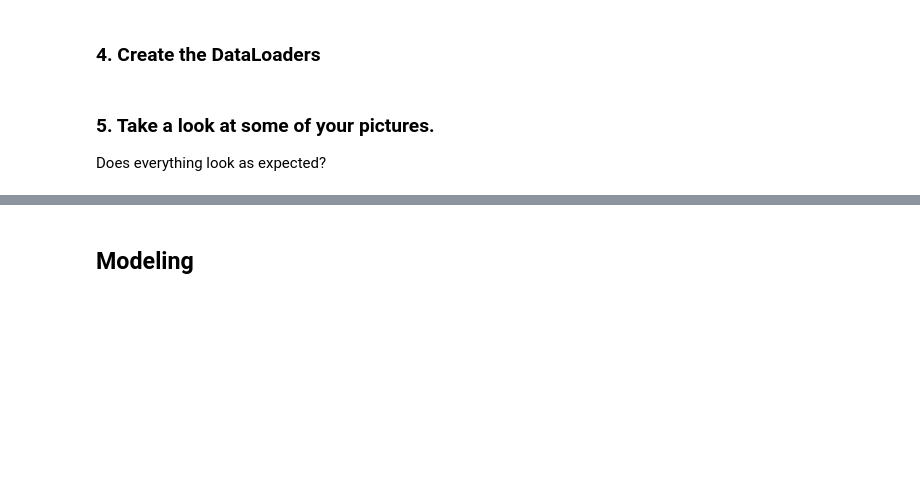
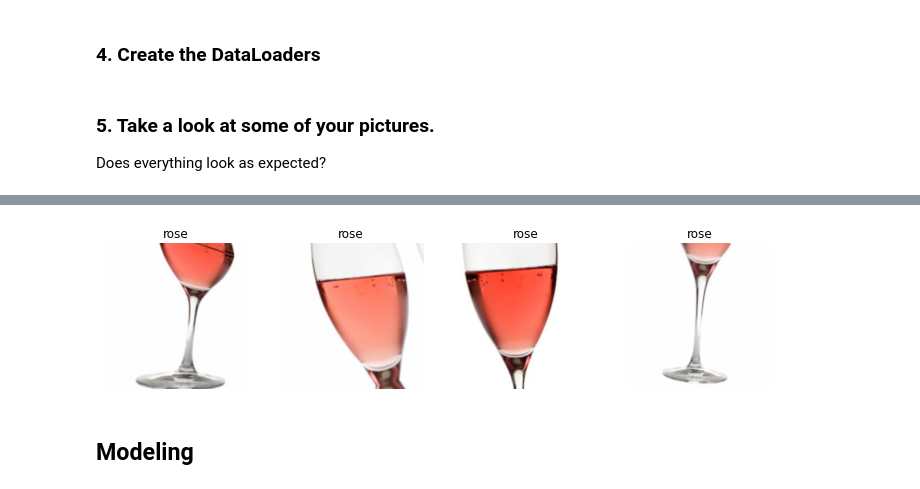
Before and after one commit to pds2021/a5-DenizGuelcicek, a Jupyter notebook: Assignment_5.ipynb, the cells around one changed output, grey strips where cells are left out. Saved outputs shown, nothing was run; the diff lists cells and outputs as text; code cells hidden in the pictures; blank space fills up the shorter version.

```diff
--- a/Assignment_5.ipynb
+++ b/Assignment_5.ipynb
@@ -164,3 +186,10 @@ Does everything look as expected?
+# %%
+#RandomResizedCrop for item_tfmswith an image size of 224 px
+wines = wines.new(item_tfms=RandomResizedCrop(224, min_scale=0.3),batch_tfms=aug_transforms())
+dls = wines.dataloaders(path)
+dls.train.show_batch(max_n=4, nrows=1, unique=True)
+# %% [output]
+[figure, added]
 # %% [markdown]
 ## Modeling
 # %% [markdown]
```
Also changed, not shown: parts of 33 cells of this notebook.
